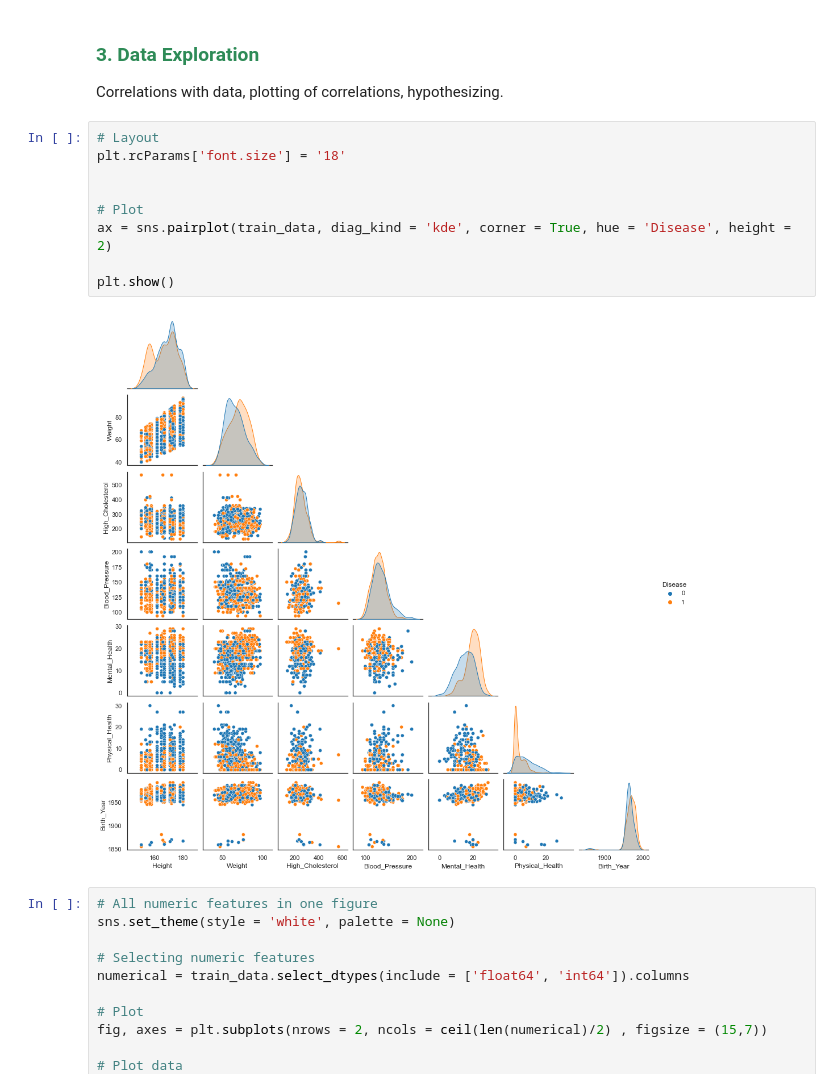
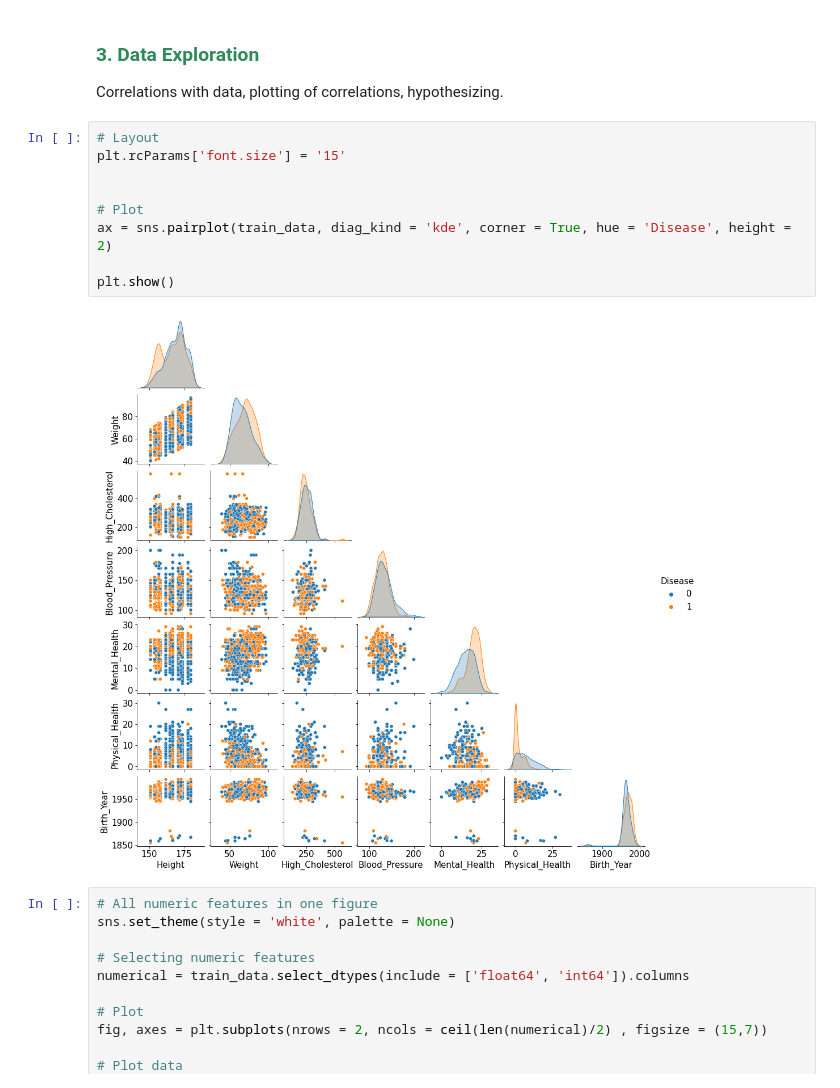
Before and after one commit to Danielfranco7/sharing-github, a Jupyter notebook: The Smith Parasite - Data Description.ipynb, the cells around one changed output. Saved outputs shown, nothing was run; the diff lists cells and outputs as text.

```diff
--- a/The Smith Parasite - Data Description.ipynb
+++ b/The Smith Parasite - Data Description.ipynb
@@ -180,15 +183,15 @@ See Full Dataframe in Mito
 Correlations with data, plotting of correlations, hypothesizing.
 # %%
 # Layout
-plt.rcParams['font.size'] = '18'
+plt.rcParams['font.size'] = '15'
 
 
 # Plot
 ax = sns.pairplot(train_data, diag_kind = 'kde', corner = True, hue = 'Disease', height = 2)
 
 plt.show()
 # %% [output]
-[figure, old version]
+[figure, new version]
 # %%
 # All numeric features in one figure
 sns.set_theme(style = 'white', palette = None)
```
Also changed, not shown: parts of 30 cells of this notebook.
